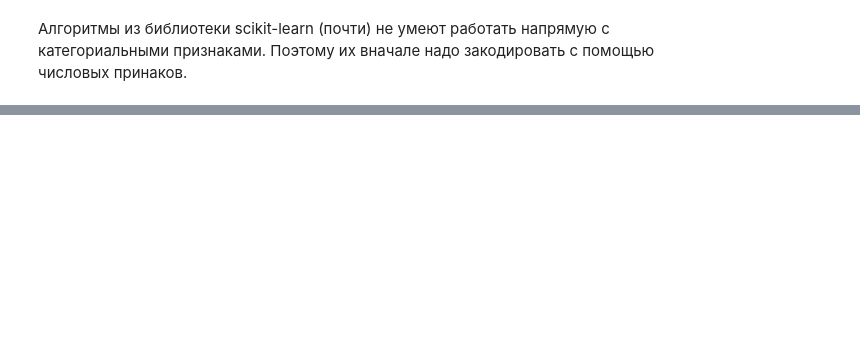
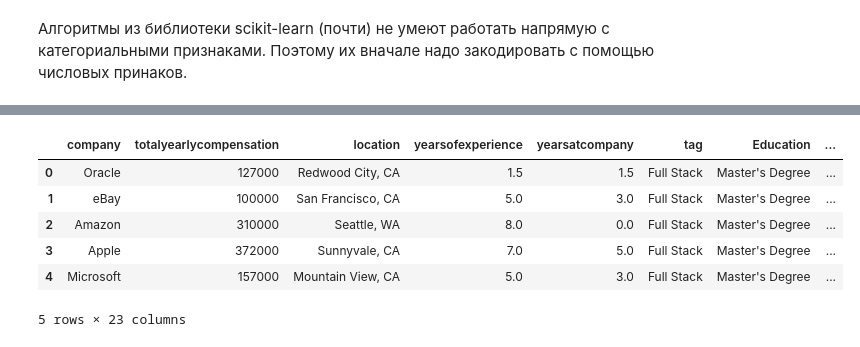
Before and after one commit to kuznetsov-ns/ML, a Jupyter notebook: Salary_Data_hw1.ipynb, the cells around one changed output, grey strips where cells are left out. Cells and saved outputs as stored; diff of their text form; code cells hidden in the pictures; blank space fills up the shorter version.

```diff
--- a/Salary_Data_hw1.ipynb
+++ b/Salary_Data_hw1.ipynb
@@ -299,0 +323,10 @@ data_raw.head(8)
+# %%
+data_new.head() # вот что изменилось
+# %% [output]
+|  | company | totalyearlycompensation | location | yearsofexperience | yearsatcompany | tag | Education | ... |
+| 0 | Oracle | 127000 | Redwood City, CA | 1.5 | 1.5 | Full Stack | Master's Degree | ... |
+| 1 | eBay | 100000 | San Francisco, CA | 5.0 | 3.0 | Full Stack | Master's Degree | ... |
+| 2 | Amazon | 310000 | Seattle, WA | 8.0 | 0.0 | Full Stack | Master's Degree | ... |
+| 3 | Apple | 372000 | Sunnyvale, CA | 7.0 | 5.0 | Full Stack | Master's Degree | ... |
+| 4 | Microsoft | 157000 | Mountain View, CA | 5.0 | 3.0 | Full Stack | Master's Degree | ... |
+5 rows × 23 columns
```
Also changed, not shown: parts of 24 cells of this notebook.
